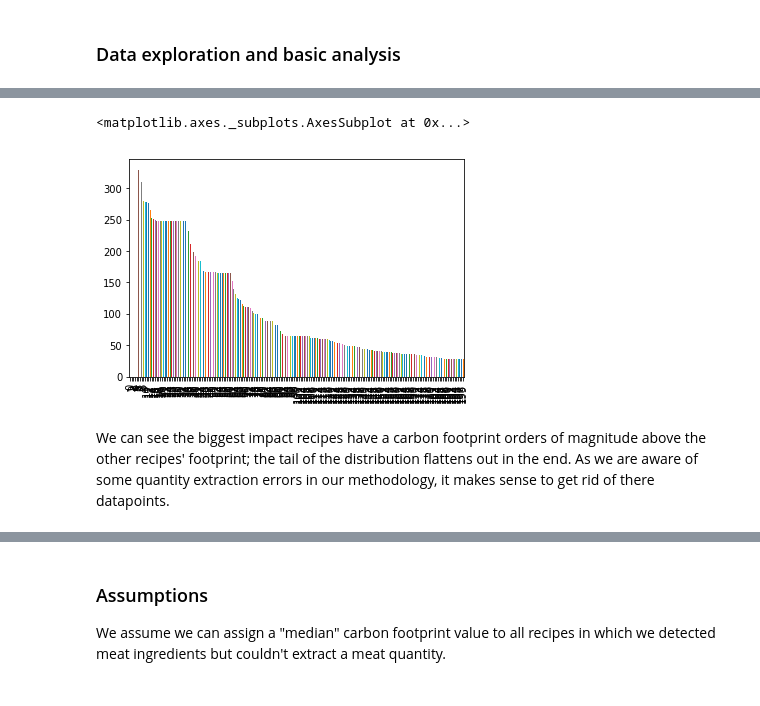
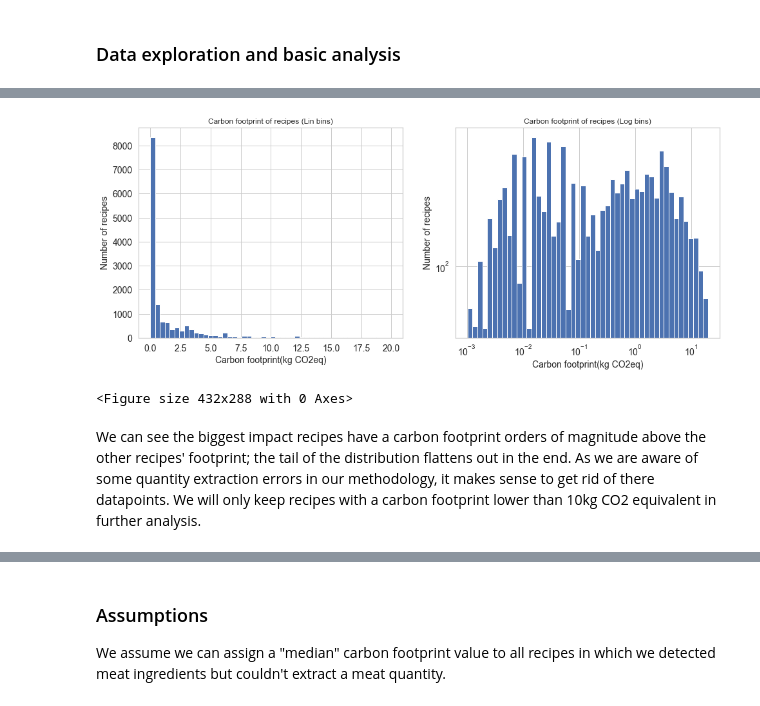
Before and after one commit to chloerDXN/lovelace-project, a Jupyter notebook: data_analysis_notebook.ipynb, the cells around one changed output, grey strips where cells are left out. Cells and saved outputs as stored; diff of their text form; code cells hidden in the pictures.

```diff
--- a/data_analysis_notebook.ipynb
+++ b/data_analysis_notebook.ipynb
@@ -333,3 +375,3 @@ array([[<matplotlib.axes._subplots.AxesSubplot object at 0x...>,
 # %%
 #sort dataframe
-df_sorted_meat = df_meat.sort_values(['Carbon footprint- Normalised'], ascending=False)#.reset_index(drop=True)
+df_sorted_meat = df_meat.sort_values(['Carbon footprint- Normalised'], ascending=False).reset_index(drop=True)
@@ -345,8 +378,31 @@ df_sorted_meat.head(5)
-# %%
-#Lets plot the biggest impact recipes
-df_sorted_meat['Carbon footprint- Normalised'].head(200).plot(kind='bar',y='Carbon footprint- Normalised')
-# %% [output]
-<matplotlib.axes._subplots.AxesSubplot at 0x...>
-[figure, removed]
+# %%
+# We plot the carbon footprints to see how they compare
+plt.figure(figsize=(25,6))
+
+data = df_sorted_meat[df_sorted_meat['Carbon footprint- Normalised']<20]['Carbon footprint- Normalised']
+logbins=np.logspace(np.log10(np.min(data)),np.log10(np.max(data)),50)
+bin_width=logbins[1::]-logbins[:-1]
+log_width=(np.log10(logbins[1::])-np.log10(logbins[:-1]))[0]
+
+plt.subplot(131)
+plt.hist(data,bins=50)
+plt.title('Carbon footprint of recipes (Lin bins)')
+plt.xlabel('Carbon footprint(kg CO2eq)')
+plt.ylabel('Number of recipes')
+
+plt.subplot(132)
+plt.hist(data,bins=logbins) #bar plot on log-log scale with constant log bins
+plt.xscale('log')
+plt.yscale('log')
+plt.title('Carbon footprint of recipes (Log bins)')
+plt.xlabel('Carbon footprint(kg CO2eq)')
+plt.ylabel('Number of recipes')
+
+plt.show()
+
+plt.subplots_adjust(left=None, bottom=None, right=None, top=None, wspace=None, hspace=.5)
+# %% [output]
+[figure, added]
+<Figure size 432x288 with 0 Axes>
 # %% [markdown]
-We can see the biggest impact recipes have a carbon footprint orders of magnitude above the other recipes' footprint; the tail of the distribution flattens out in the end. As we are aware of some quantity extraction errors in our methodology, it makes sense to get rid of there datapoints.
+We can see the biggest impact recipes have a carbon footprint orders of magnitude above the other recipes' footprint; the tail of the distribution flattens out in the end. As we are aware of some quantity extraction errors in our methodology, it makes sense to get rid of there datapoints. We will only keep recipes with a carbon footprint lower than 10kg CO2 equivalent in further analysis.
```
Also changed, not shown: parts of 35 cells of this notebook.
